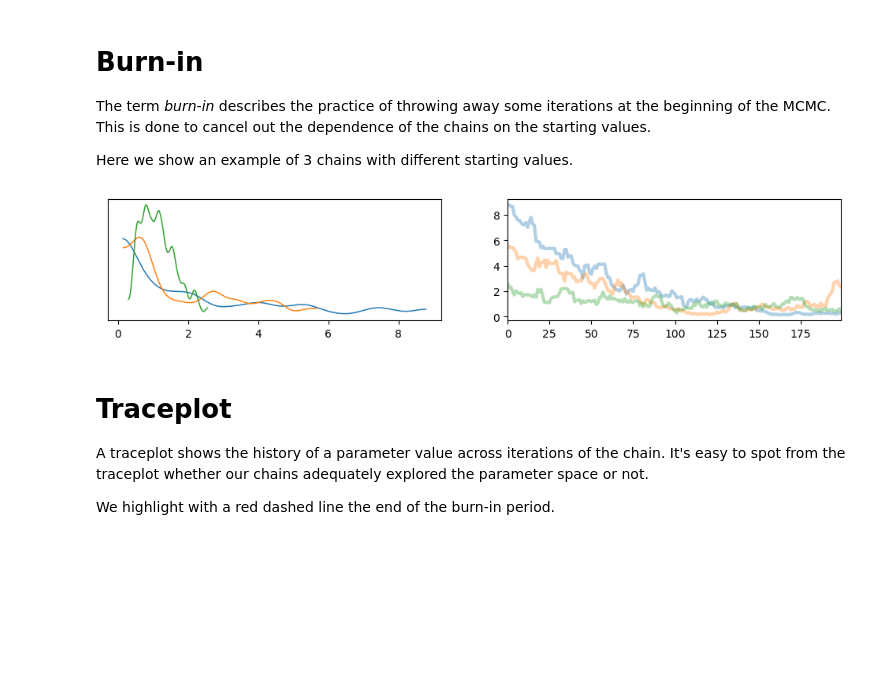
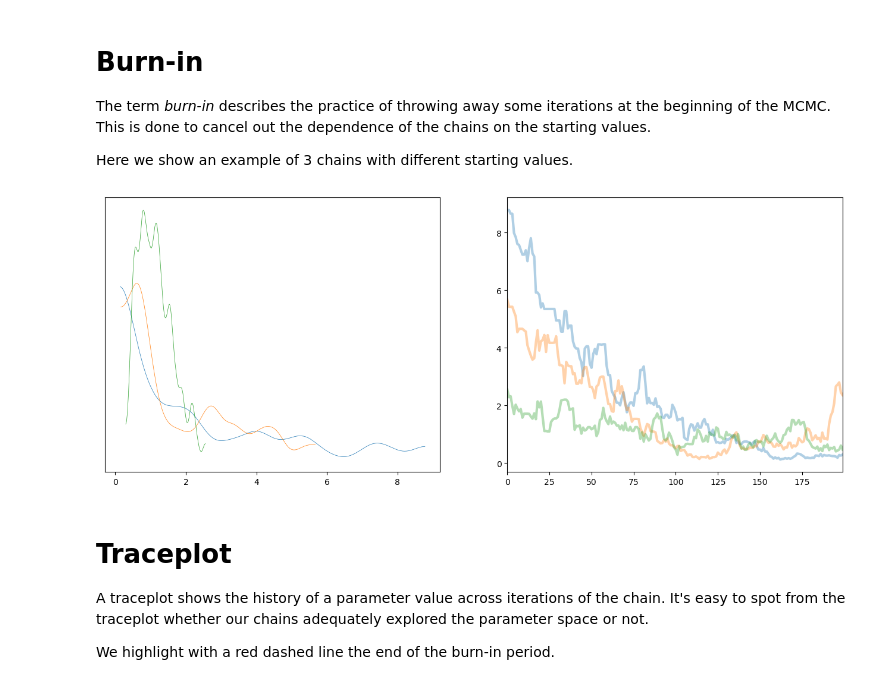
Before and after one commit to fcastagna/mcmc_convergence, a Jupyter notebook: convergence.ipynb, the cells around one changed output. Cells and saved outputs as stored; diff of their text form; code cells hidden in the pictures; blank space fills up the shorter version.

```diff
--- a/convergence.ipynb
+++ b/convergence.ipynb
@@ -63,12 +63,12 @@ with model:
 # %%
 import arviz as az
 niter_plot = 200
 tr_data = np.array([ex0.posterior.m[:,:niter_plot], ex1.posterior.m[:,:niter_plot], ex2.posterior.m[:,:niter_plot]])
 axes = az.plot_trace(tr_data[:,0,:], compact=0, trace_kwargs={'linewidth': 3},
-              labeller=az.labels.MapLabeller(var_name_map={"x": ''}))#, kind='rank_bars')
+              labeller=az.labels.MapLabeller(var_name_map={"x": ''}), figsize=(16, 6))#, kind='rank_bars')
 pass
 # %% [output]
-[figure, old version]
+[figure, new version]
 # %%
 t_0 = trace_0.posterior.m[:,nburn:]
 t_1 = trace_1.posterior.m[:,nburn:]
```
Also changed, not shown: parts of 5 cells of this notebook.
